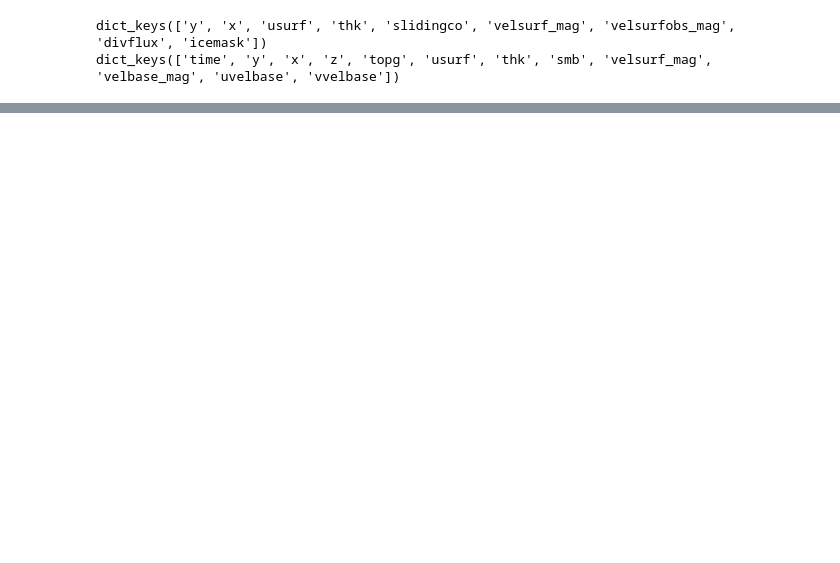
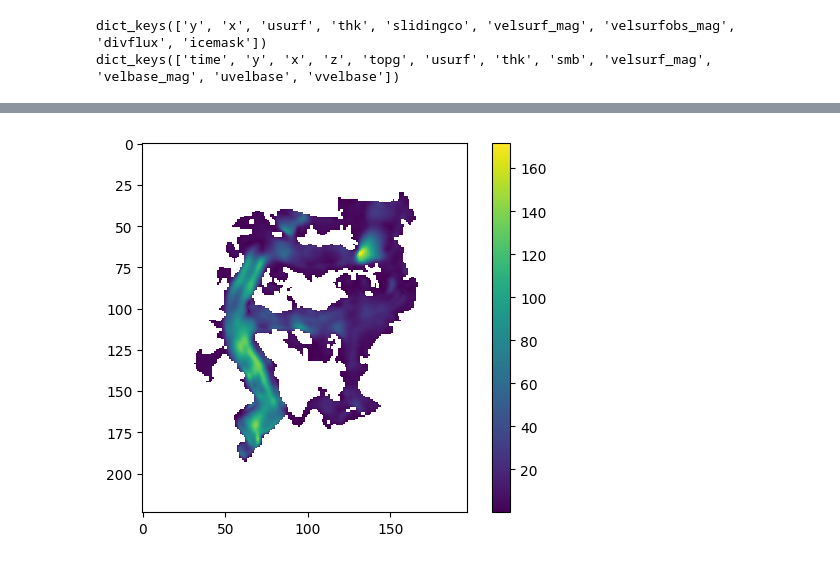
Before and after one commit to ethan-pierce/igm-alpine, a Jupyter notebook: igm-2.0/results/production/visualize-results.ipynb, the cells around one changed output, grey strips where cells are left out. Cells and saved outputs as stored; diff of their text form; code cells hidden in the pictures; blank space fills up the shorter version.

```diff
--- a/igm-2.0/results/production/visualize-results.ipynb
+++ b/igm-2.0/results/production/visualize-results.ipynb
@@ -92,3 +92,11 @@ plt.show()
+# %%
+var = fast_out.variables['velbase_mag'][:]
+field = np.flip(np.where(fast_geol.variables['thk'][:] > 0.1, var, np.nan), axis = 1)
+im = plt.imshow(field[0], cmap = 'viridis')
+plt.colorbar(im)
+plt.show()
+# %% [output]
+[figure, added]
 # %%
 var = fast_out.variables['velsurf_mag'][:]
 field = np.flip(np.where(fast_geol.variables['thk'][:] > 0.1, var, np.nan), axis = 1)
```
Also changed, not shown: parts of 10 cells of this notebook, 20 other files.
